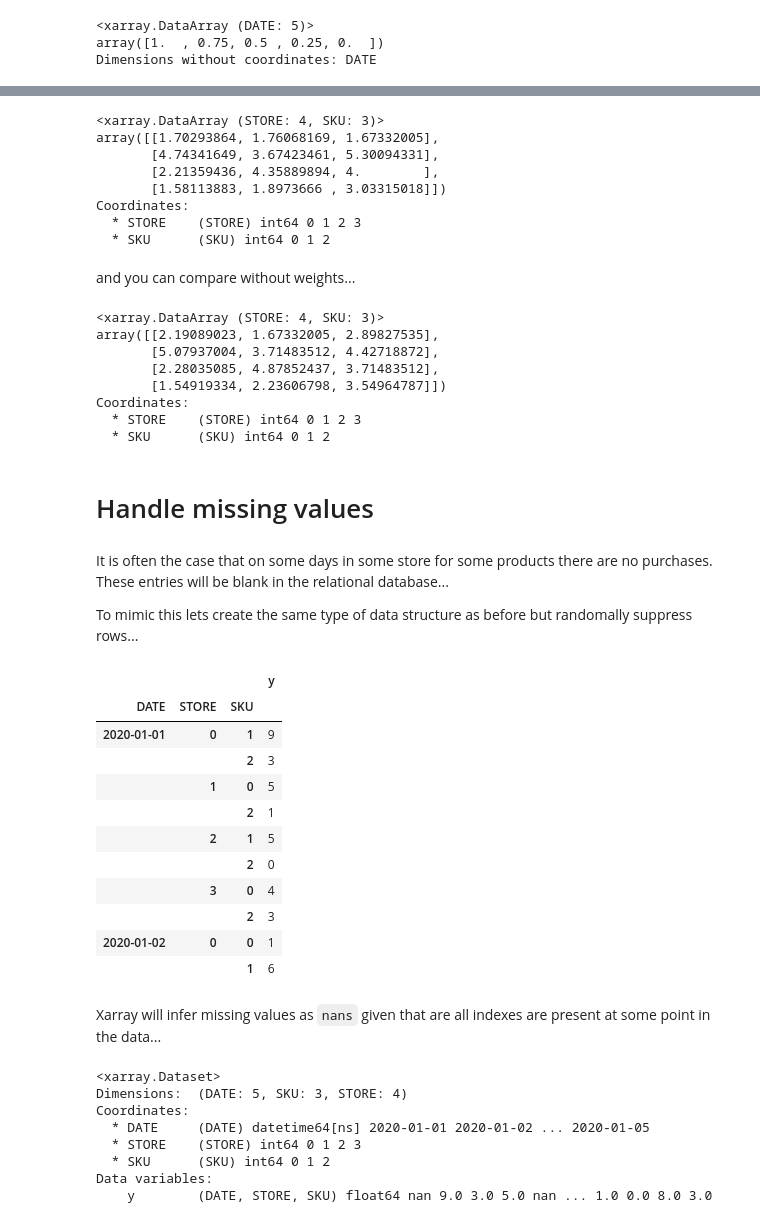
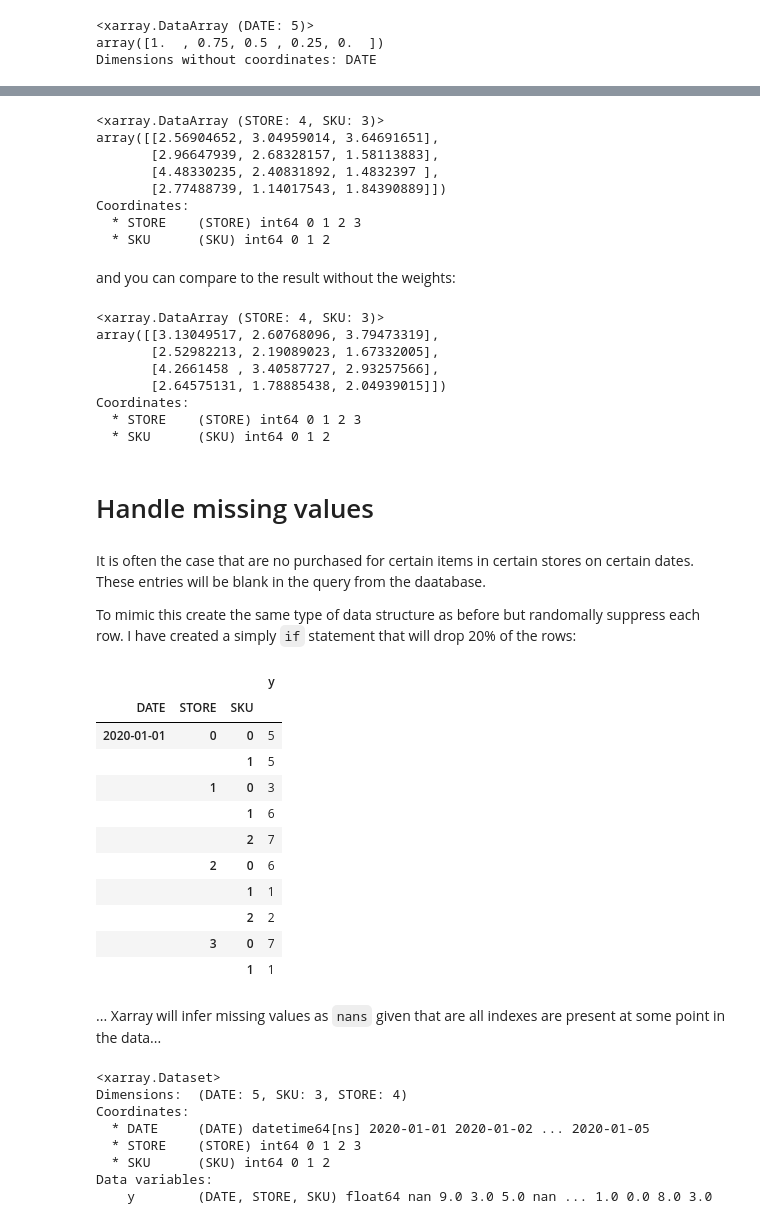
Before and after one commit to raybellwaves/xskillscore-tutorial, a Jupyter notebook: 01_Determinisitic.ipynb, the cells around one changed output, grey strips where cells are left out. Saved outputs shown, nothing was run; the diff lists cells and outputs as text; code cells hidden in the pictures.

```diff
--- a/01_Determinisitic.ipynb
+++ b/01_Determinisitic.ipynb
@@ -219,69 +244,70 @@ add this to the `weight` parameter of the skill metric...
 # %%
-print(ds.xs.rmse('y', 'yhat', 'DATE', weights=weights))
+ds.xs.rmse('y', 'yhat', 'DATE', weights=weights)
 # %% [output]
 <xarray.DataArray (STORE: 4, SKU: 3)>
-array([[1.70293864, 1.76068169, 1.67332005],
-       [4.74341649, 3.67423461, 5.30094331],
-       [2.21359436, 4.35889894, 4.        ],
-       [1.58113883, 1.8973666 , 3.03315018]])
+array([[2.56904652, 3.04959014, 3.64691651],
+       [2.96647939, 2.68328157, 1.58113883],
+       [4.48330235, 2.40831892, 1.4832397 ],
+       [2.77488739, 1.14017543, 1.84390889]])
 Coordinates:
   * STORE    (STORE) int64 0 1 2 3
   * SKU      (SKU) int64 0 1 2
 # %% [markdown]
-and you can compare without weights...
+and you can compare to the result without the weights:
 # %%
-print(ds.xs.rmse('y', 'yhat', 'DATE'))
+ds.xs.rmse('y', 'yhat', 'DATE')
 # %% [output]
 <xarray.DataArray (STORE: 4, SKU: 3)>
-array([[2.19089023, 1.67332005, 2.89827535],
-       [5.07937004, 3.71483512, 4.42718872],
-       [2.28035085, 4.87852437, 3.71483512],
-       [1.54919334, 2.23606798, 3.54964787]])
+array([[3.13049517, 2.60768096, 3.79473319],
+       [2.52982213, 2.19089023, 1.67332005],
+       [4.2661458 , 3.40587727, 2.93257566],
+       [2.64575131, 1.78885438, 2.04939015]])
 Coordinates:
   * STORE    (STORE) int64 0 1 2 3
   * SKU      (SKU) int64 0 1 2
 # %% [markdown]
 # Handle missing values
 # %% [markdown]
-It is often the case that on some days in some store for some products there are no purchases. These entries will be blank in the relational database...
+It is often the case that are no purchased for certain items in certain stores on certain dates. These entries will be blank in the query from the daatabase.
 
-To mimic this lets create the same type of data structure as before but randomally suppress rows...
+To mimic this create the same type of data structure as before but randomally suppress each row. I have created a simply `if` statement that will drop 20% of the rows:
 # %%
 random_number_threshold = 0.8
 
 rows = []
 for _, date in enumerate(dates):
     for _, store in enumerate(stores):
         for _, sku in enumerate(skus):
             if np.random.rand(1) < random_number_threshold:
                 rows.append(
                     dict(
                         {
                             "DATE": date,
                             "STORE": store,
                             "SKU": sku,
-                            "QUANTITY_SOLD": np.random.randint(10),
+                            "QUANTITY_SOLD": np.random.randint(9) + 1,
                         }
                     )
                 )
 df = pd.DataFrame(rows)
 df.rename(columns={"QUANTITY_SOLD": "y"}, inplace=True)
-df.set_index(['DATE', 'STORE', 'SKU'], inplace=True) # order alphabertically
+df.set_index(['DATE', 'STORE', 'SKU'], inplace=True)
 df.head(10)
 # %% [output]
 |  |  |  | y |
 | DATE | STORE | SKU |  |
-| 2020-01-01 | 0 | 1 | 9 |
-|  |  | 2 | 3 |
-|  | 1 | 0 | 5 |
-|  |  | 2 | 1 |
-|  | 2 | 1 | 5 |
-|  |  | 2 | 0 |
-|  | 3 | 0 | 4 |
-|  |  | 2 | 3 |
-| 2020-01-02 | 0 | 0 | 1 |
+| 2020-01-01 | 0 | 0 | 5 |
+|  |  | 1 | 5 |
+|  | 1 | 0 | 3 |
 |  |  | 1 | 6 |
+|  |  | 2 | 7 |
+|  | 2 | 0 | 6 |
+|  |  | 1 | 1 |
+|  |  | 2 | 2 |
+|  | 3 | 0 | 7 |
+|  |  | 1 | 1 |
 # %% [markdown]
+...
 Xarray will infer missing values as `nans` given that are all indexes are present at some point in the data...
 # %%
 ds = df.to_xarray()
```
Also changed, not shown: parts of 22 cells of this notebook.
